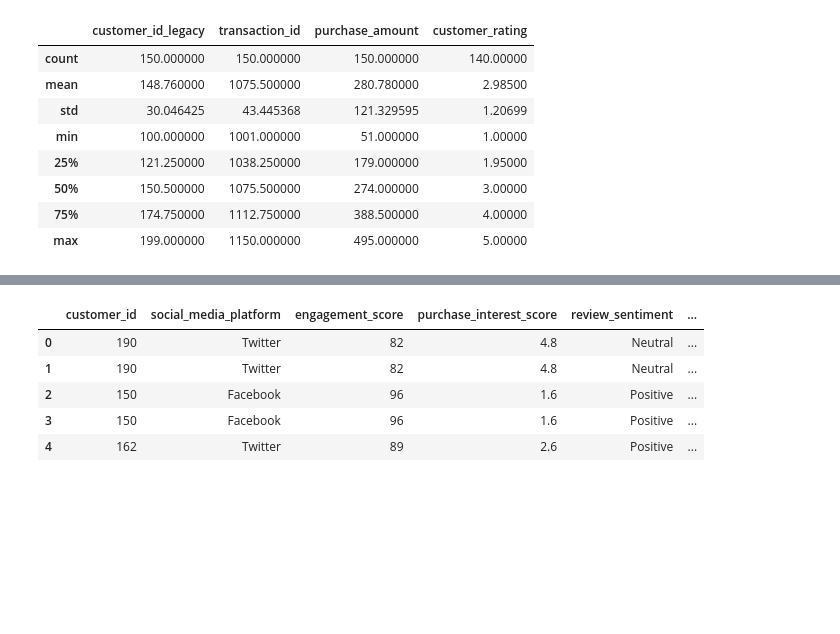
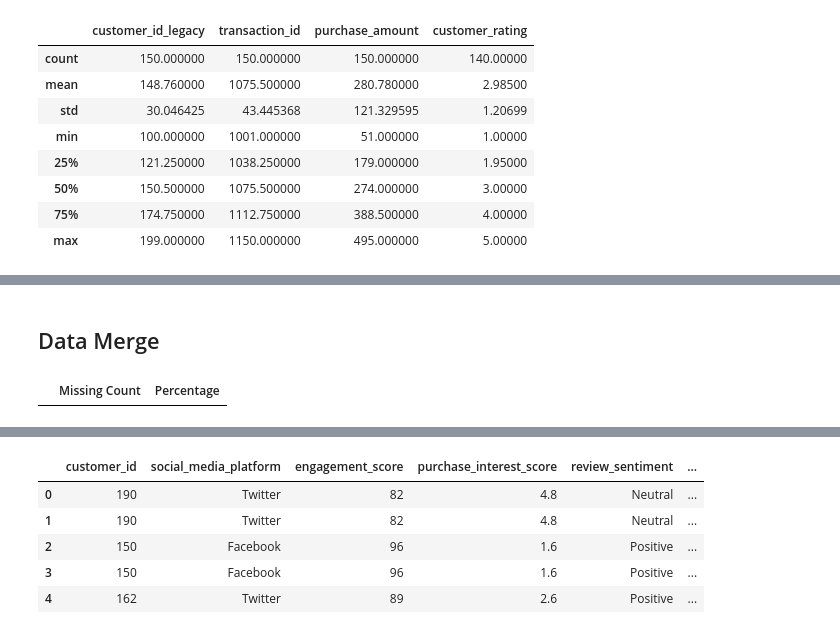
Before and after one commit to DavBelM/Multimodal_Data_Preprocessing, a Jupyter notebook: Formative2.ipynb, the cells around one changed output, grey strips where cells are left out. Saved outputs shown, nothing was run; the diff lists cells and outputs as text; code cells hidden in the pictures; blank space fills up the shorter version.

Commit message:
eda and merge complete

```diff
--- a/Formative2.ipynb
+++ b/Formative2.ipynb
@@ -88,0 +165,2 @@ transactions.describe()
+# %%
+transactions['customer_rating'].fillna(transactions['customer_rating'].mean(), inplace=True)
@@ -88,0 +169,2 @@ transactions.describe()
+# %%
+transactions = transactions.drop_duplicates()
@@ -88,0 +173,3 @@ transactions.describe()
+# %%
+transactions['purchase_date'] = pd.to_datetime(transactions['purchase_date'])
+transactions.info()
@@ -89,3 +206,16 @@ transactions.describe()
+# %% [markdown]
+## Data Merge
+# %%
+# checking missing values again
+missing_trans = transactions.isnull().sum()
+missing_trans_pct = (missing_trans / len(transactions)) * 100
+missing_info = pd.DataFrame({
+    'Missing Count': missing_trans,
+    'Percentage': missing_trans_pct
+})
+display(missing_info[missing_info['Missing Count'] > 0])
+# %% [output]
+|  | Missing Count | Percentage |
 # %%
 social.rename(columns={'customer_id_new': 'customer_id'}, inplace=True)
 transactions.rename(columns={'customer_id_legacy' : "customer_id"}, inplace=True)
```
Also changed, not shown: parts of 24 cells of this notebook.
